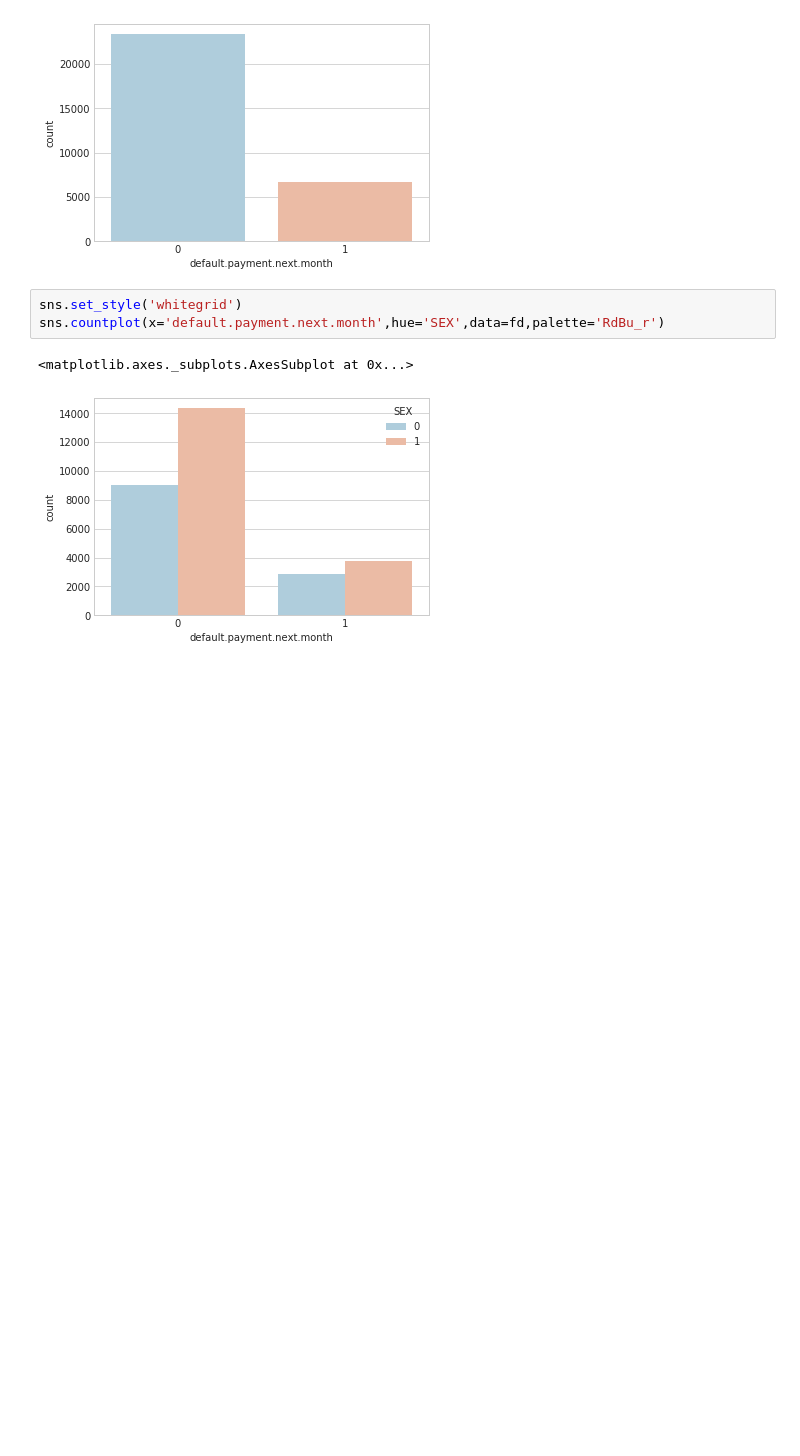
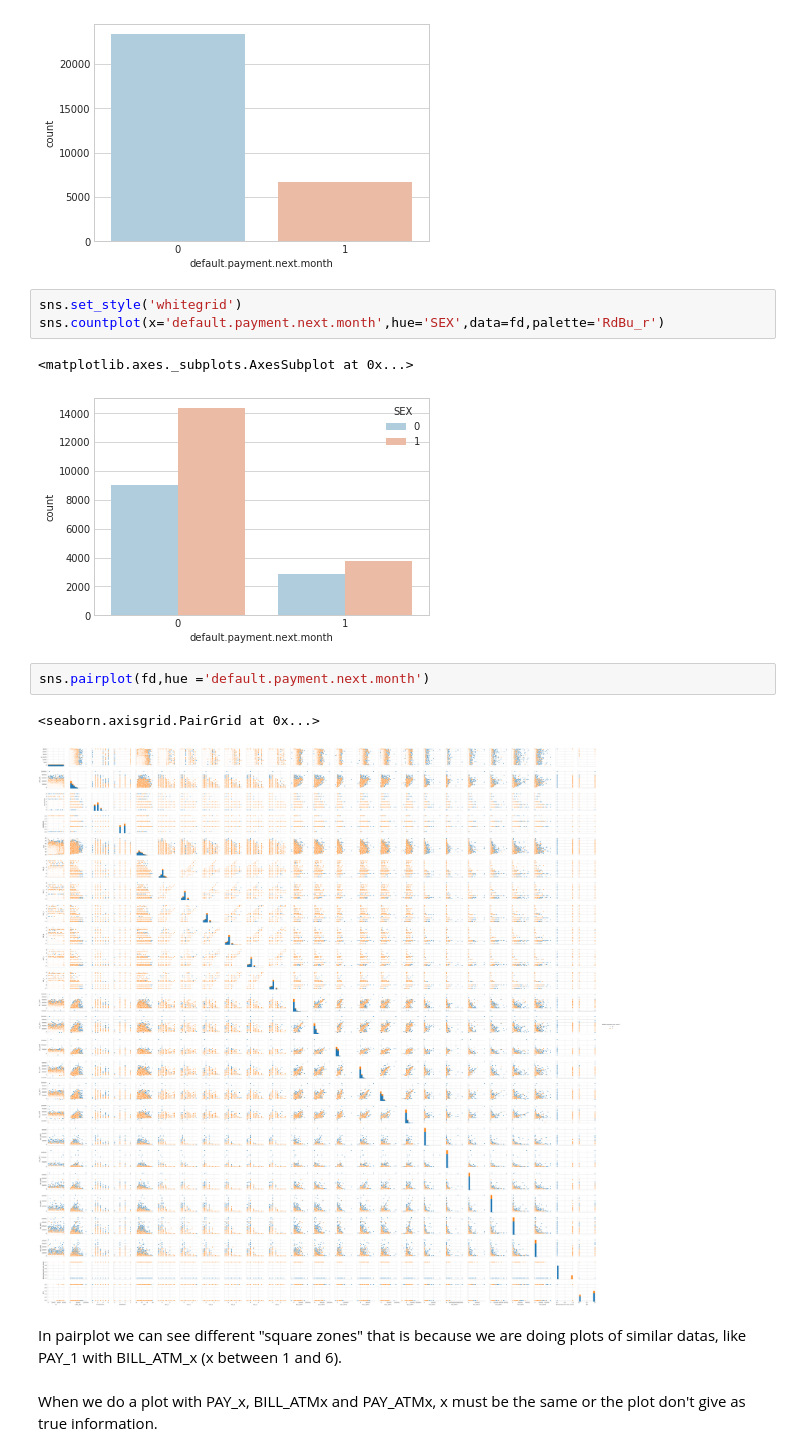
Before and after one commit to ArnauCinca/ML-On-Payments, a Jupyter notebook: ML-Project.ipynb, the cells around one changed output. Drawn from its saved outputs; the diff is of its cells as text; blank space fills up the shorter version.

Commit message:
look for nulls before transform sex & pairplot+conclusions

```diff
--- a/ML-Project.ipynb
+++ b/ML-Project.ipynb
@@ -52,3 +72,12 @@ sns.countplot(x='default.payment.next.month',hue='SEX',data=fd,palette='RdBu_r')
 # %% [output]
 <matplotlib.axes._subplots.AxesSubplot at 0x...>
 [figure]
+# %%
+sns.pairplot(fd,hue ='default.payment.next.month')
+# %% [output]
+<seaborn.axisgrid.PairGrid at 0x...>
+[figure, added]
+# %% [markdown]
+In pairplot we can see different "square zones" that is because we are doing plots of similar datas, like PAY_1 with BILL_ATM_x (x between 1 and 6).
+# %% [markdown]
+When we do a plot with PAY_x, BILL_ATMx and PAY_ATMx, x must be the same or the plot don't give as true information.
```
Also changed, not shown: parts of 5 cells of this notebook.
